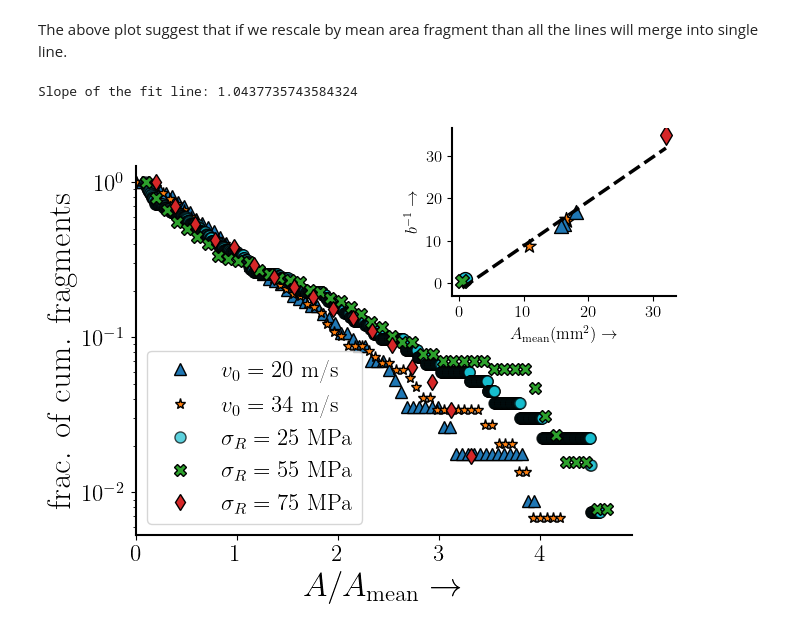
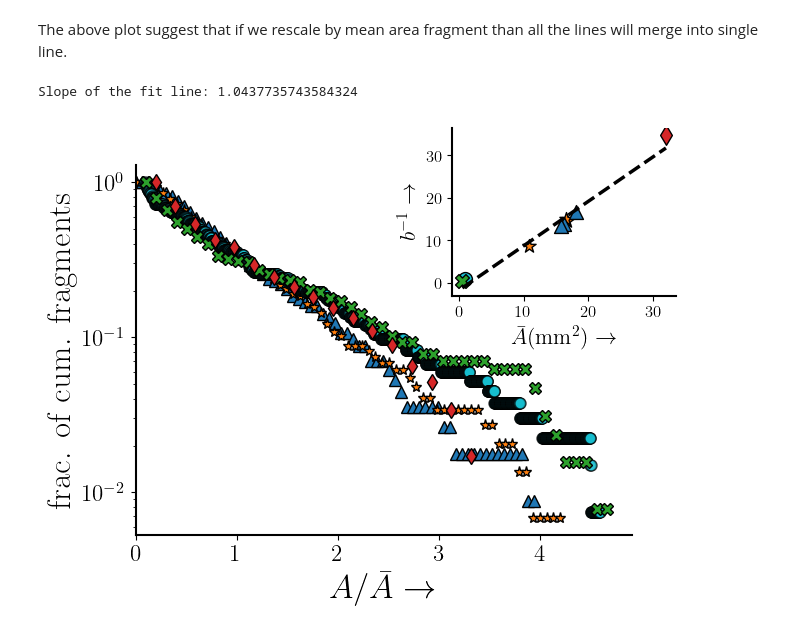
Before and after one commit to VinDawara/residual_network, a Jupyter notebook: cum_area/notebook/cum_area_experiment.ipynb, the cells around one changed output. Cells and saved outputs as stored; diff of their text form; code cells hidden in the pictures.

```diff
--- a/cum_area/notebook/cum_area_experiment.ipynb
+++ b/cum_area/notebook/cum_area_experiment.ipynb
@@ -501,35 +501,35 @@ ax_inset = inset_axes(ax, width="35%", height="35%", loc='upper right', bbox_to_
 # Plot the inset with the mean area vs b
 read_path = r'C:\Users\vinee\OneDrive\Documents\MATLAB\experiment_data\area\results'
 A_mean, b = get_amean_b(read_path)
 ax_inset.scatter(A_mean[:3], b[:3], color='tab:orange', marker='*', s=100, edgecolor='black')
 ax_inset.scatter(A_mean[3:6], b[3:6], color='tab:blue', marker='^', s=100, edgecolor='black')
 ax_inset.scatter(A_mean[6], b[6], color='tab:cyan', marker='o', s=100, edgecolor='black')
 ax_inset.scatter(A_mean[7], b[7], color='tab:green', marker='X', s=100, edgecolor='black')
 ax_inset.scatter(A_mean[8], b[8], color='tab:red', marker='d', s=100, edgecolor='black')
 
 # Add a trend line
 p_trend, _ = np.polyfit(A_mean, b, 1, cov=True)
 print(f"Slope of the fit line: {p_trend[0]}")
 
 x_fit = np.linspace(min(A_mean), max(A_mean), 100)
 y_fit = np.polyval(p_trend, x_fit)
 ax_inset.plot(x_fit, y_fit, color='black', linestyle='--', label='Trend line')
 
-ax_inset.set_xlabel(r'$A_{\rm{mean}} (\rm{mm}^2)\rightarrow$', fontsize=12)
-ax_inset.set_ylabel(r'$b^{-1} \rightarrow$', fontsize=12)
+ax_inset.set_xlabel(r'$\bar{A} (\rm{mm}^2)\rightarrow$', fontsize=16)
+ax_inset.set_ylabel(r'$b^{-1} \rightarrow$', fontsize=16)
 ax_inset.tick_params(axis='both', which='major', labelsize=12)
 # ax_inset.set_aspect('equal')  # Make the inset square
 
 
-ax.set_xlabel(r'$A/A_{\rm{mean}}\rightarrow$')
+ax.set_xlabel(r'$A/\bar{A}\rightarrow$')
 ax.set_ylabel(r'frac. of cum. fragments')
 ax.set_xlim(left = 0)
 # ax.set_ylim(bottom=1e-3)
 ax.set_yscale('log')    # Change to log scale for better visibility of small values
 
-ax.legend(loc = 'lower left')
+# ax.legend(loc = 'lower left')
 fig.savefig(save_dir_path + '/experiment_literature_scaled_Amean.png', dpi=300, bbox_inches='tight')
 plt.show(block=False)
 # %% [output]
 Slope of the fit line: 1.0437735743584324
-[figure, old version]
+[figure, new version]
```
Also changed, not shown: parts of 4 cells of this notebook.
